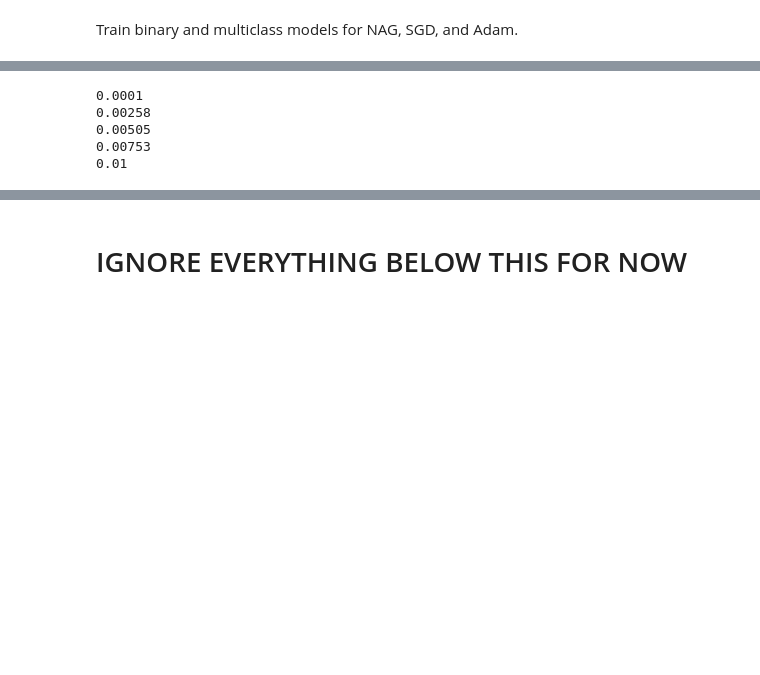
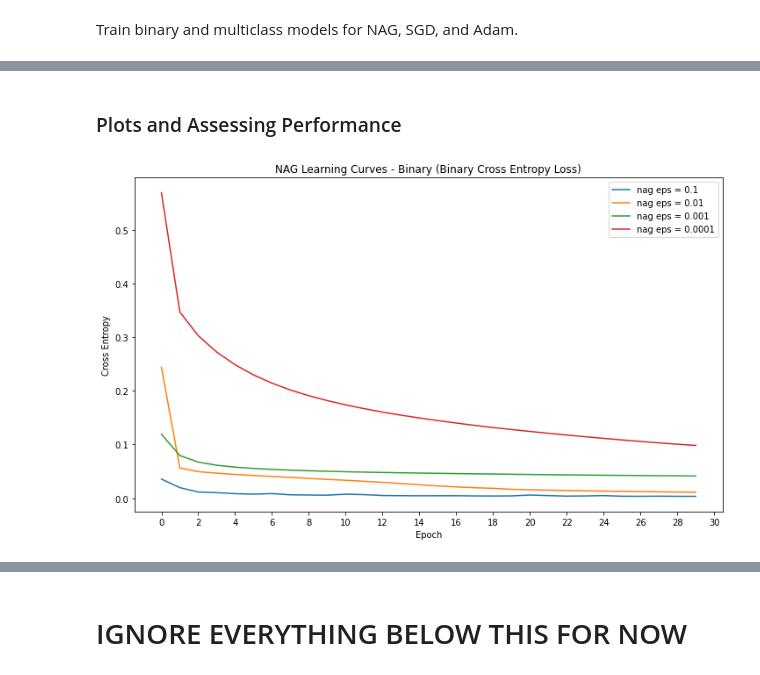
Before and after one commit to billnunn/Assessment-4-Bill-Mo-Oliver, a Jupyter notebook: Mo_Evidence/NAG_Optimiser.ipynb, the cells around one changed output, grey strips where cells are left out. Saved outputs shown, nothing was run; the diff lists cells and outputs as text; code cells hidden in the pictures; blank space fills up the shorter version.

```diff
--- a/Mo_Evidence/NAG_Optimiser.ipynb
+++ b/Mo_Evidence/NAG_Optimiser.ipynb
@@ -214,10 +264,25 @@ Time taken to run all models:  108.679520 seconds
-# %%
-for eps in np.linspace(1/10000,1/100,5):
-    eps = round(eps,5)
-    print(eps)
-# %% [output]
-0.0001
-0.00258
-0.00505
-0.00753
-0.01
+# %% [markdown]
+### Plots and Assessing Performance
+# %%
+fig = plt.figure(figsize=(12,7))
+
+plt.title('{} Learning Curves - Binary (Binary Cross Entropy Loss)'.format(opt.upper()))
+plt.xlabel('Epoch')
+plt.xticks(ticks=range(0,52,2))
+plt.ylabel('Cross Entropy')
+
+count=1
+plt.plot(locals()['{}_bin_history_{}'.format(opt,count)].history['val_loss'],label='{} eps = {}'.format(opt, epsilons[count-1]))
+count+=1
+plt.plot(locals()['{}_bin_history_{}'.format(opt,count)].history['val_loss'],label='{} eps = {}'.format(opt, epsilons[count-1]))
+count+=1
+plt.plot(locals()['{}_bin_history_{}'.format(opt,count)].history['val_loss'],label='{} eps = {}'.format(opt, epsilons[count-1]))
+count+=1
+plt.plot(locals()['{}_bin_history_{}'.format(opt,count)].history['val_loss'],label='{} eps = {}'.format(opt, epsilons[count-1]))
+count+=1
+
+
+plt.legend()
+plt.show()
+# %% [output]
+[figure, added]
```
Also changed, not shown: parts of 91 cells of this notebook, 4 other files.
